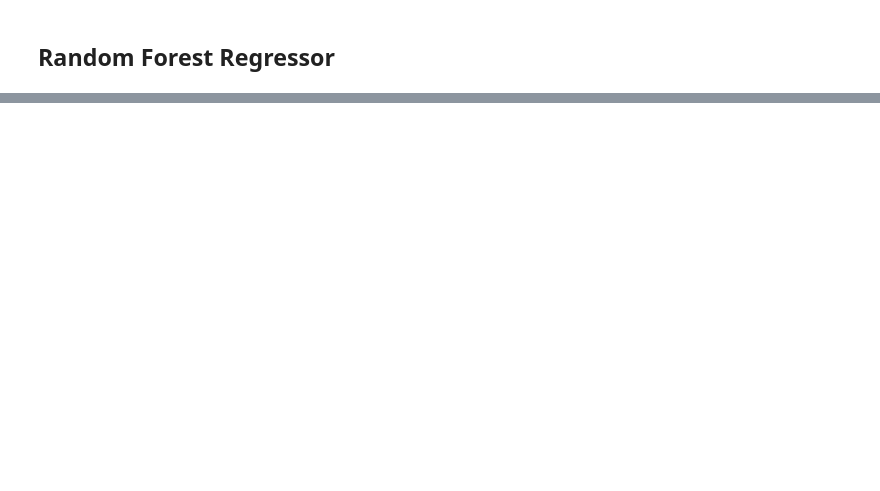
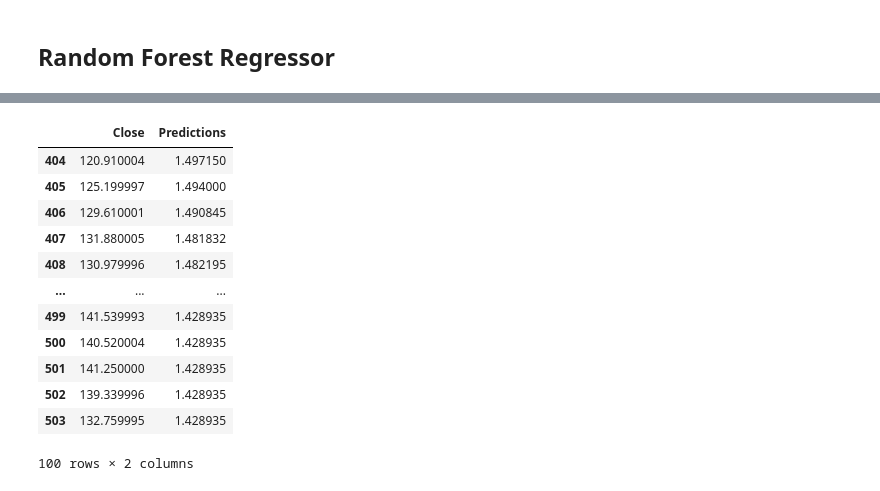
Before and after one commit to bernicelau430/Time_Series_Forecasting_for_Stock_Analysis, a Jupyter notebook: RandomForest.ipynb, the cells around one changed output, grey strips where cells are left out. Drawn from its saved outputs; the diff is of its cells as text; code cells hidden in the pictures; blank space fills up the shorter version.

```diff
--- a/RandomForest.ipynb
+++ b/RandomForest.ipynb
@@ -85,0 +113,16 @@ x_train.shape
+# %%
+# Plot the predicted stock prices against actual prices
+dataset = nvidia_data.filter(['Close'])
+train = dataset[:training_data_len]
+test = dataset[training_data_len:]
+test['Predictions'] = predictions
+
+# Visualize the data
+plt.figure(figsize=(16,6))
+plt.title('Model')
+plt.xlabel('Date', fontsize=18)
+plt.ylabel('Close Price USD ($)', fontsize=18)
+plt.plot(train['Close'])
+plt.plot(test[['Close', 'Predictions']])
+plt.legend(['Train', 'Test', 'Predictions'], loc='lower right')
+plt.show()
@@ -85,0 +136,16 @@ x_train.shape
+# %%
+test
+# %% [output]
+|  | Close | Predictions |
+| 404 | 120.910004 | 1.497150 |
+| 405 | 125.199997 | 1.494000 |
+| 406 | 129.610001 | 1.490845 |
+| 407 | 131.880005 | 1.481832 |
+| 408 | 130.979996 | 1.482195 |
+| ... | ... | ... |
+| 499 | 141.539993 | 1.428935 |
+| 500 | 140.520004 | 1.428935 |
+| 501 | 141.250000 | 1.428935 |
+| 502 | 139.339996 | 1.428935 |
+| 503 | 132.759995 | 1.428935 |
+100 rows × 2 columns
```
Also changed, not shown: parts of 10 cells of this notebook.
